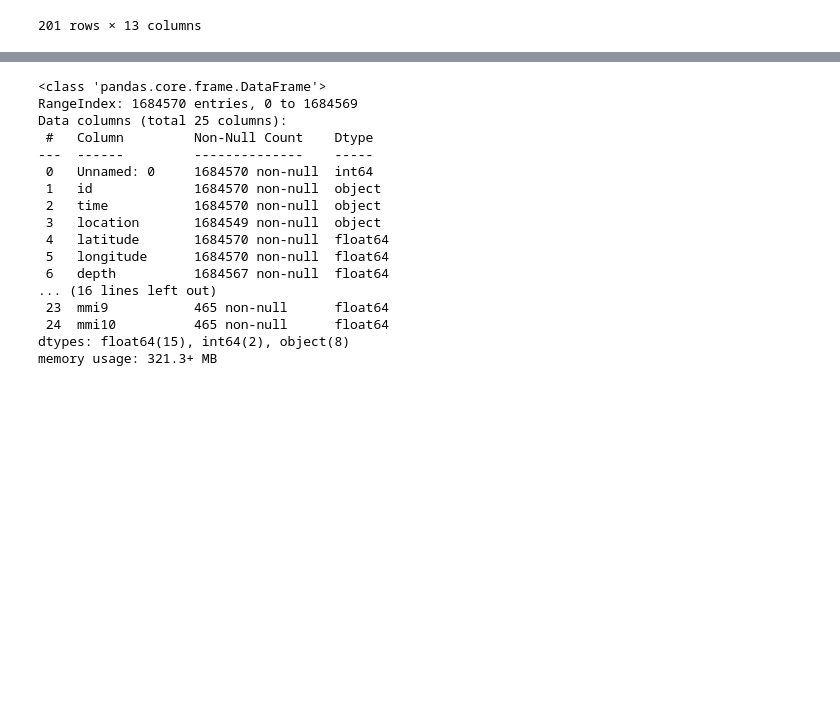
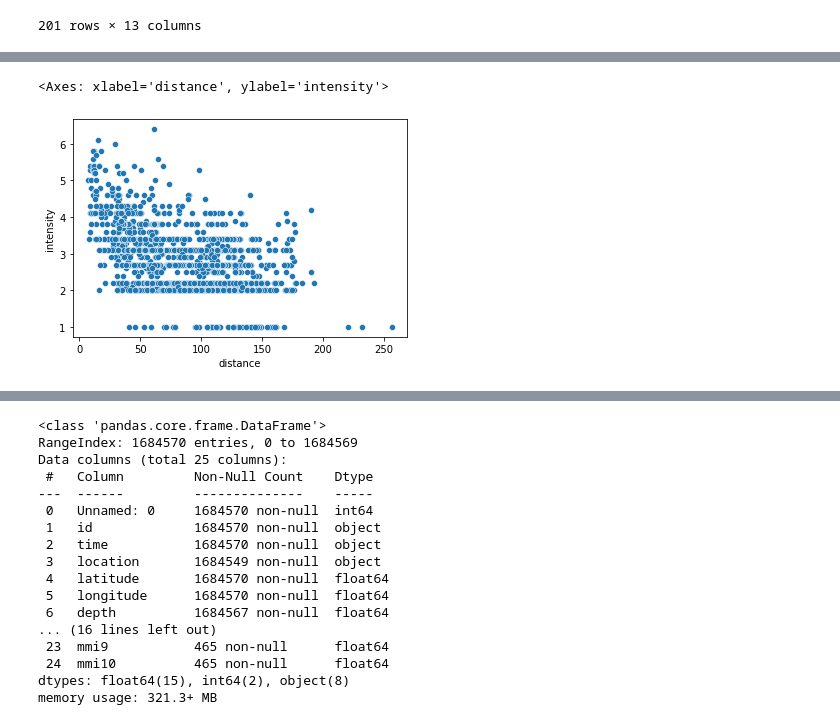
Before and after one commit to justinm329/Earthquake_Analysis, a Jupyter notebook: Untitled.ipynb, the cells around one changed output, grey strips where cells are left out. Cells and saved outputs as stored; diff of their text form; code cells hidden in the pictures; blank space fills up the shorter version.

```diff
--- a/Untitled.ipynb
+++ b/Untitled.ipynb
@@ -58,3 +78,10 @@ dyfi_df.head()
 | 2 | 45.238860 | -122.827995 | 0.33 | 1 | UTM:(10T 0513 5009 1000) | 1.0 | 1316 | ci9627721 | NaN | ... |
 | 3 | 34.441407 | -119.737257 | 0.33 | 1 | UTM:(11S 0248 3814 1000) | 1.0 | 257 | ci9627721 | NaN | ... |
 | 4 | 35.382470 | -119.108288 | 0.33 | 1 | UTM:(11S 0308 3917 1000) | 1.0 | 232 | ci9627721 | NaN | ... |
+# %%
+test_eq = dyfi_df[dyfi_df['id'] == 'ci9627721']
+# %%
+sns.scatterplot(data = test_eq[test_eq['distance'] < 500], x = 'distance', y = 'intensity')
+# %% [output]
+<Axes: xlabel='distance', ylabel='intensity'>
+[figure, added]
```
Also changed, not shown: parts of 15 cells of this notebook, 2 other files.
